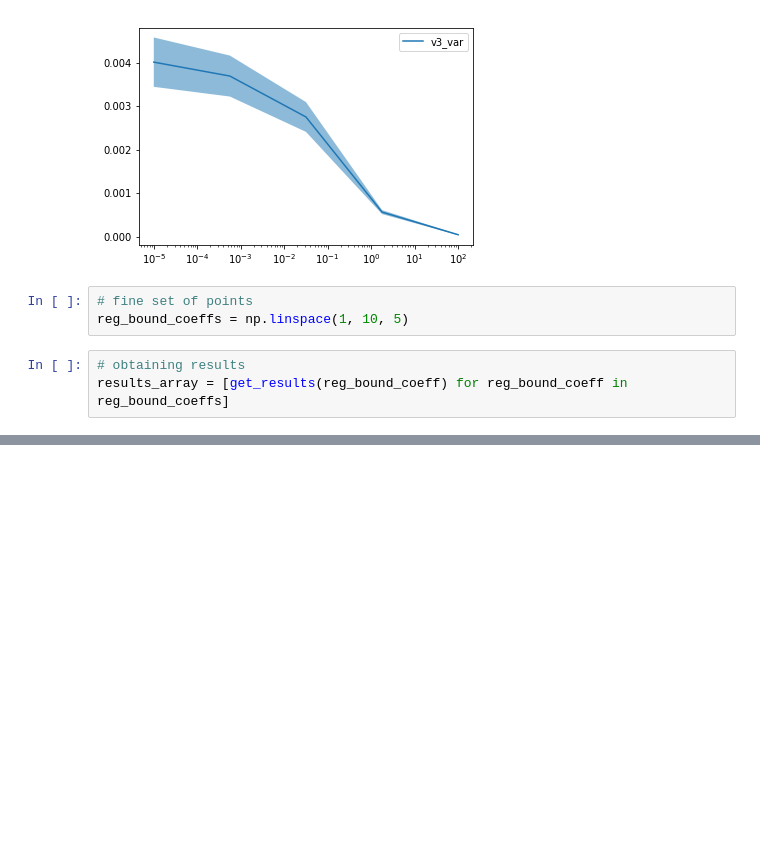
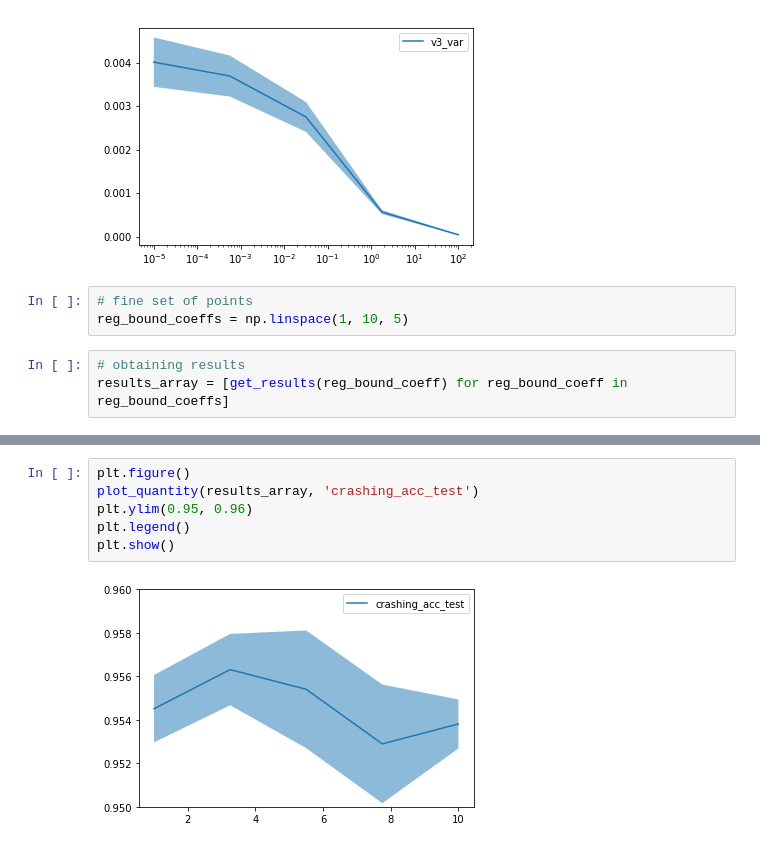
Before and after one commit to LPD-EPFL/nn-fault-tolerance, a Jupyter notebook: Regularization.ipynb, the cells around one changed output, grey strips where cells are left out. Drawn from its saved outputs; the diff is of its cells as text; blank space fills up the shorter version.

```diff
--- a/Regularization.ipynb
+++ b/Regularization.ipynb
@@ -301,0 +318,8 @@ pickle.dump(results_array, open(save_fn, 'wb'))
+# %%
+plt.figure()
+plot_quantity(results_array, 'crashing_acc_test')
+plt.ylim(0.95, 0.96)
+plt.legend()
+plt.show()
+# %% [output]
+[figure, added]
```
Also changed, not shown: parts of 3 cells of this notebook, 1 other file.
